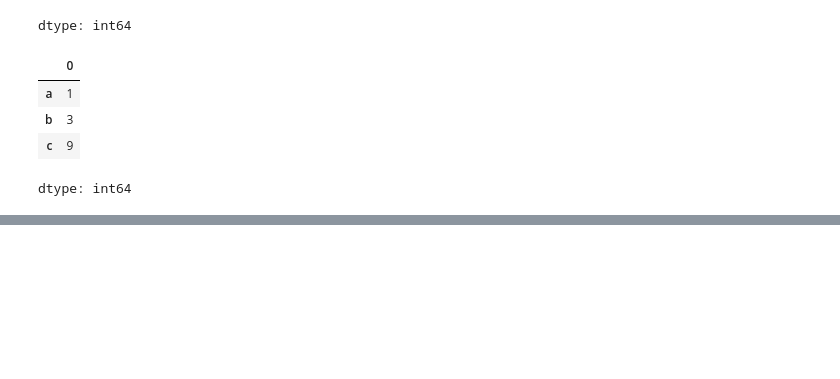
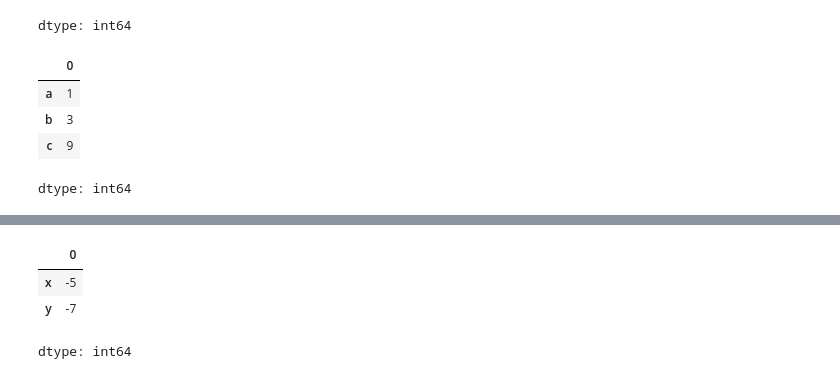
Before and after one commit to JakeOh/202504_itwill_oracle88, a Jupyter notebook: python18.ipynb, the cells around one changed output, grey strips where cells are left out. Cells and saved outputs as stored; diff of their text form; code cells hidden in the pictures; blank space fills up the shorter version.

```diff
--- a/python18.ipynb
+++ b/python18.ipynb
@@ -170,0 +200,7 @@ dtype: int64
+# %%
+s2[s2 < 0]  # Series s2의 원소들 중에서 음수들만 선택한 Series
+# %% [output]
+|  | 0 |
+| x | -5 |
+| y | -7 |
+dtype: int64
```
Also changed, not shown: parts of 18 cells of this notebook.
